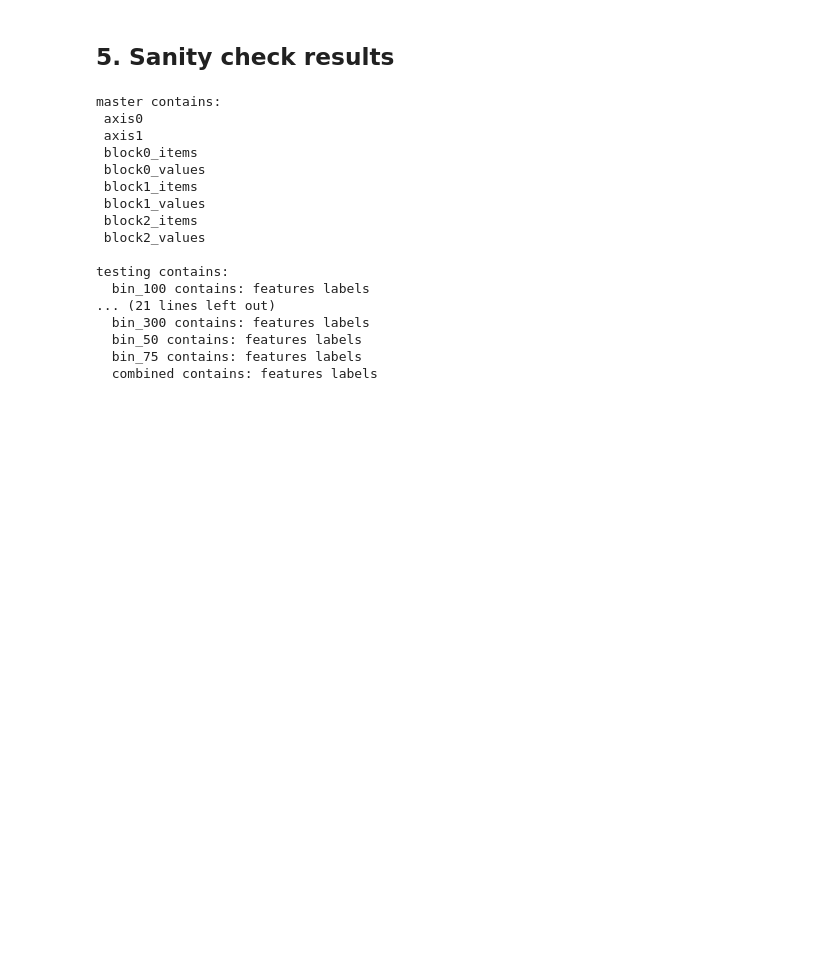
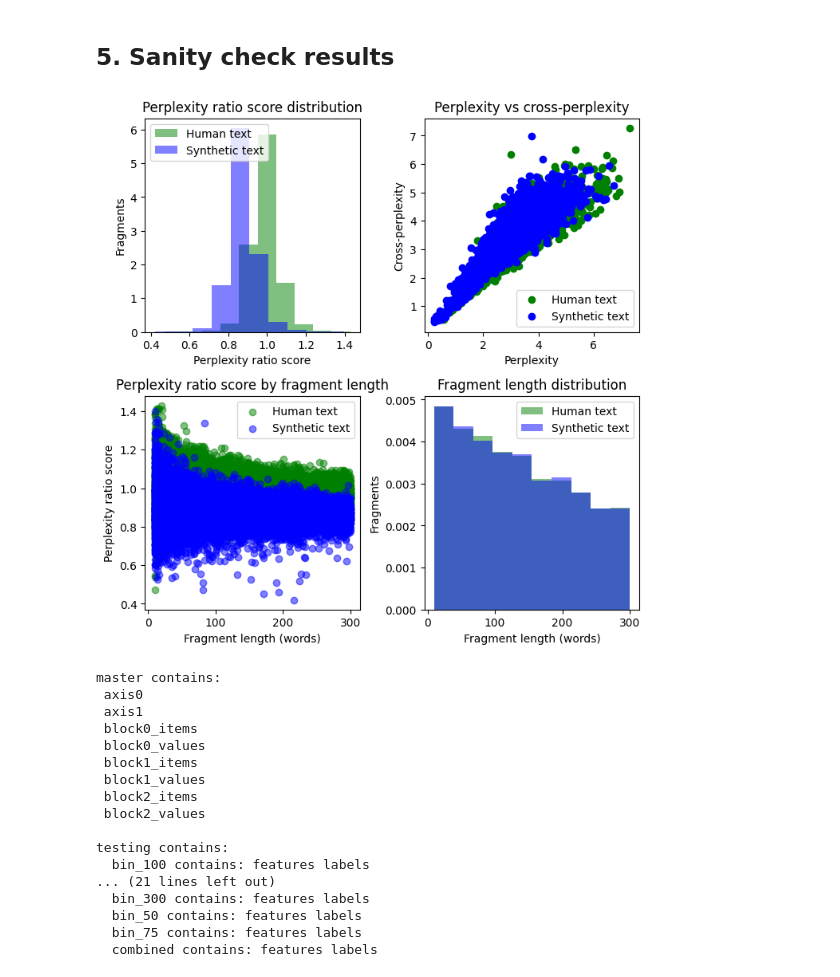
Before and after one commit to gperdrizet/llm_detector, a Jupyter notebook: classifier/notebooks/01.2-perplexity_ratio_data_length_binning.ipynb, the cells around one changed output. Cells and saved outputs as stored; diff of their text form; code cells hidden in the pictures; blank space fills up the shorter version.

```diff
--- a/classifier/notebooks/01.2-perplexity_ratio_data_length_binning.ipynb
+++ b/classifier/notebooks/01.2-perplexity_ratio_data_length_binning.ipynb
@@ -252,6 +259,20 @@ for bin_id, bin_range in bins.items():
 data_lake.close()
 # %% [markdown]
 ## 5. Sanity check results
+# %%
+# Makes some plots with the combined data
+
+# Open a connection to the hdf5 dataset via PyTables with Pandas
+data_lake = pd.HDFStore(output_file)
+
+# Pull the training features from the combined bin
+bin_training_features_df = data_lake[f'training/combined/features']
+data_lake.close()
+
+# Make the plots
+plot_funcs.data_exploration_plot_v2(bin_training_features_df).show()
+# %% [output]
+[figure, added]
 # %%
 # Open the data lake to check out the result
 data_lake = h5py.File(output_file, 'a')
```
Also changed, not shown: parts of 5 cells of this notebook, 2 other files.
